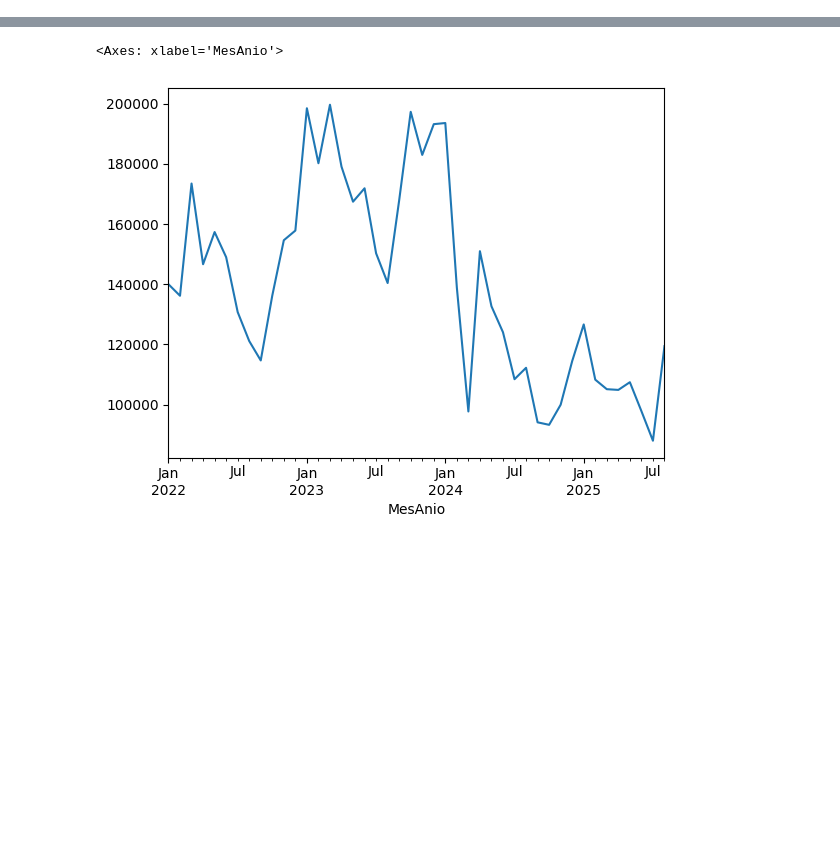
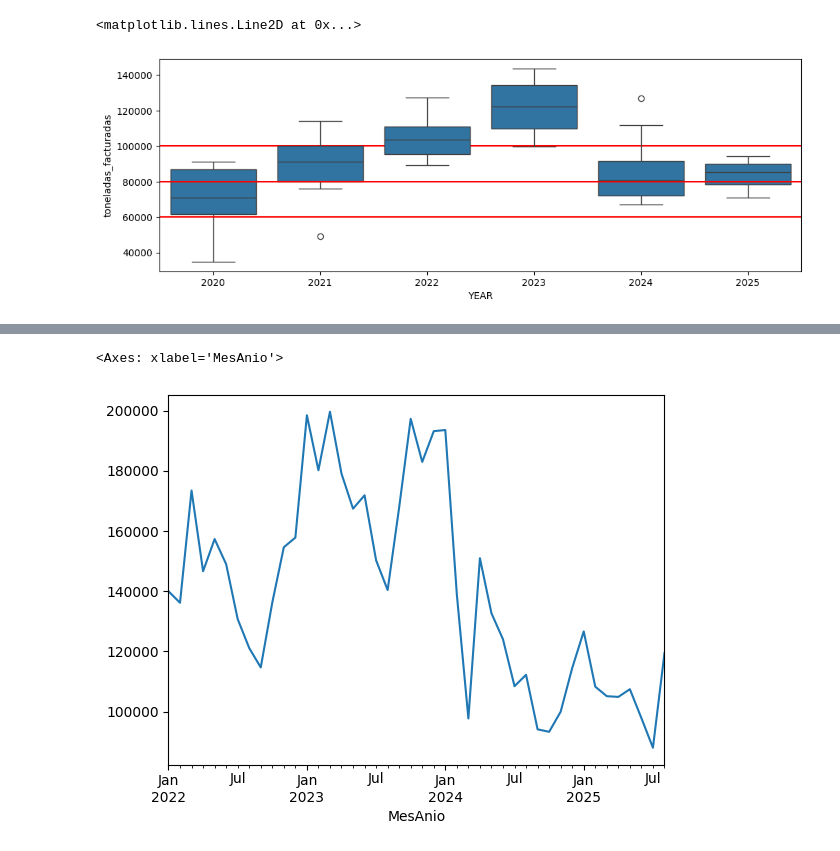
Before and after one commit to adojedar/demanda2, a Jupyter notebook: Pronostico_test.ipynb, the cells around one changed output, grey strips where cells are left out. Saved outputs shown, nothing was run; the diff lists cells and outputs as text; code cells hidden in the pictures; blank space fills up the shorter version.

```diff
--- a/Pronostico_test.ipynb
+++ b/Pronostico_test.ipynb
@@ -102,0 +433,14 @@ Name: toneladas_facturadas, Length: 1692, dtype: float64
+# %%
+import seaborn as sns
+
+box = VARILLA["GRUPO"].reset_index()
+box["YEAR"] = box.MesAnio.dt.year
+box["Q"] = box.MesAnio.dt.quarter
+plt.figure(figsize=(12, 4))
+plt.axhline(y=100000, color='r', linestyle='-')
+sns.boxplot(box, x ="YEAR", y = "toneladas_facturadas")
+plt.axhline(y=60000, color='r', linestyle='-')
+plt.axhline(y=80000, color='r', linestyle='-')
+# %% [output]
+<matplotlib.lines.Line2D at 0x...>
+[figure, added]
```
Also changed, not shown: parts of 42 cells of this notebook, 1 other file.
